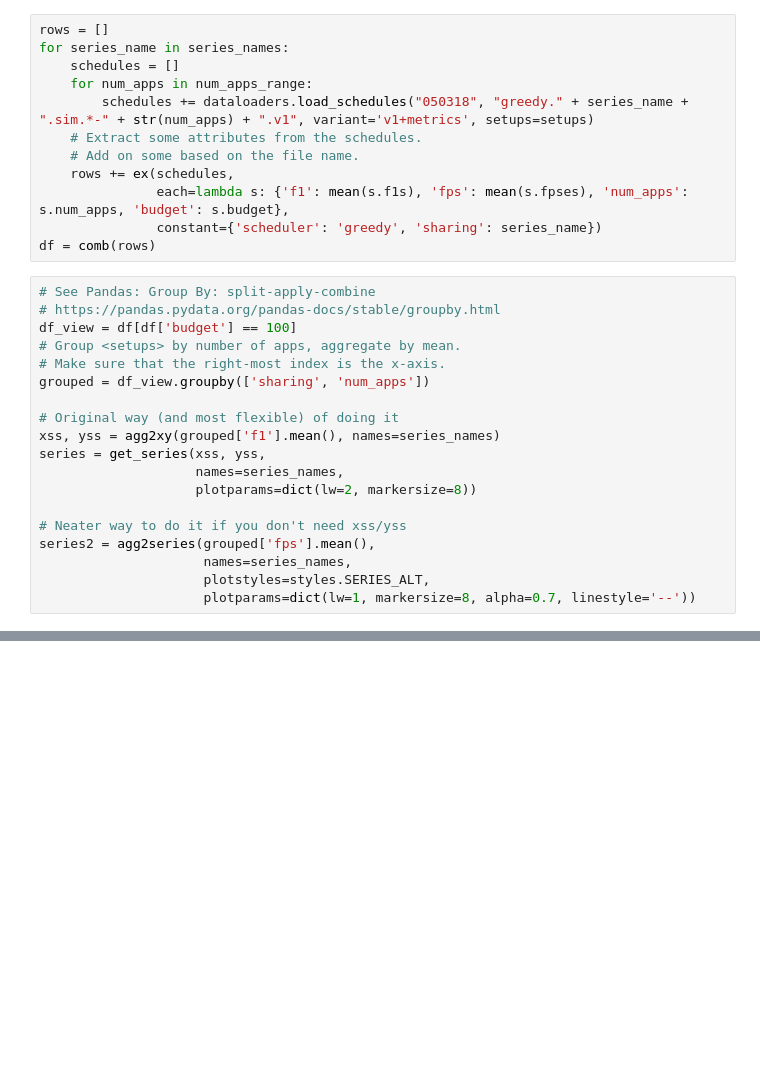
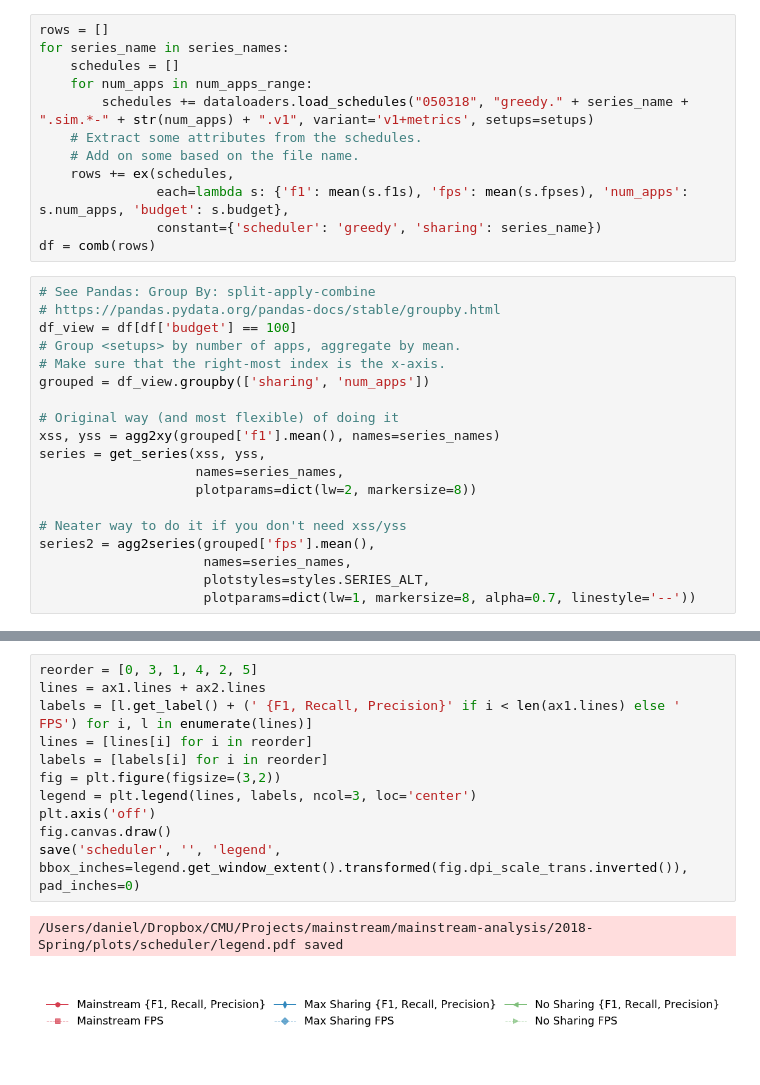
Before and after one commit to angelajiang/mainstream-analysis, a Jupyter notebook: 2018-Spring/notebooks/daniel/fig7.ipynb, the cells around one changed output, grey strips where cells are left out. Drawn from its saved outputs; the diff is of its cells as text; blank space fills up the shorter version.

```diff
--- a/2018-Spring/notebooks/daniel/fig7.ipynb
+++ b/2018-Spring/notebooks/daniel/fig7.ipynb
@@ -96,0 +105,14 @@ legends.dual_fps(ax1, ax2, left='F1')
+# %%
+reorder = [0, 3, 1, 4, 2, 5]
+lines = ax1.lines + ax2.lines
+labels = [l.get_label() + (' {F1, Recall, Precision}' if i < len(ax1.lines) else ' FPS') for i, l in enumerate(lines)]
+lines = [lines[i] for i in reorder]
+labels = [labels[i] for i in reorder]
+fig = plt.figure(figsize=(3,2))
+legend = plt.legend(lines, labels, ncol=3, loc='center')
+plt.axis('off')
+fig.canvas.draw()
+save('scheduler', '', 'legend', bbox_inches=legend.get_window_extent().transformed(fig.dpi_scale_trans.inverted()), pad_inches=0)
+# %% [output]
+/Users/daniel/Dropbox/CMU/Projects/mainstream/mainstream-analysis/2018-Spring/plots/scheduler/legend.pdf saved
+[figure, added]
```
Also changed, not shown: parts of 8 cells of this notebook, 21 other files.
